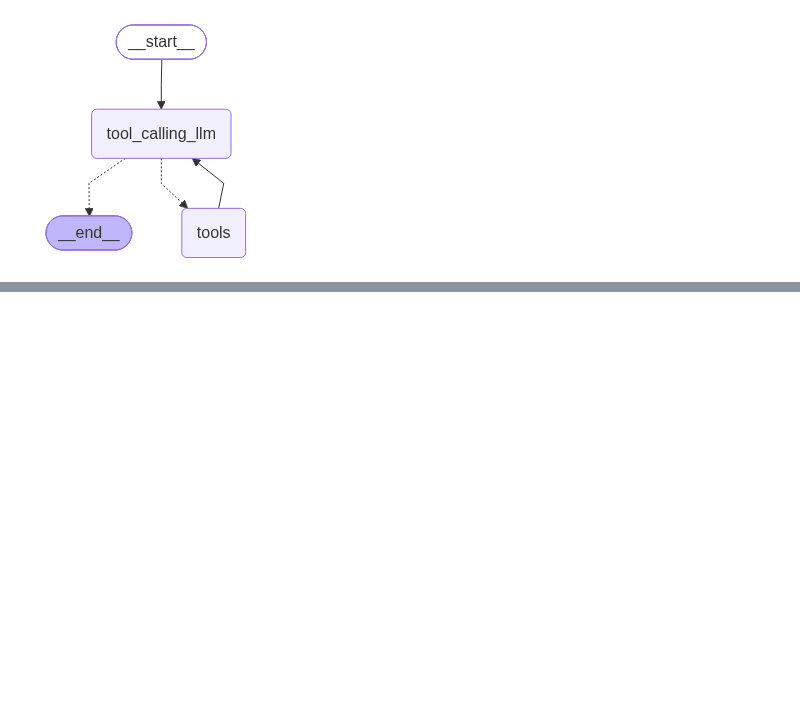
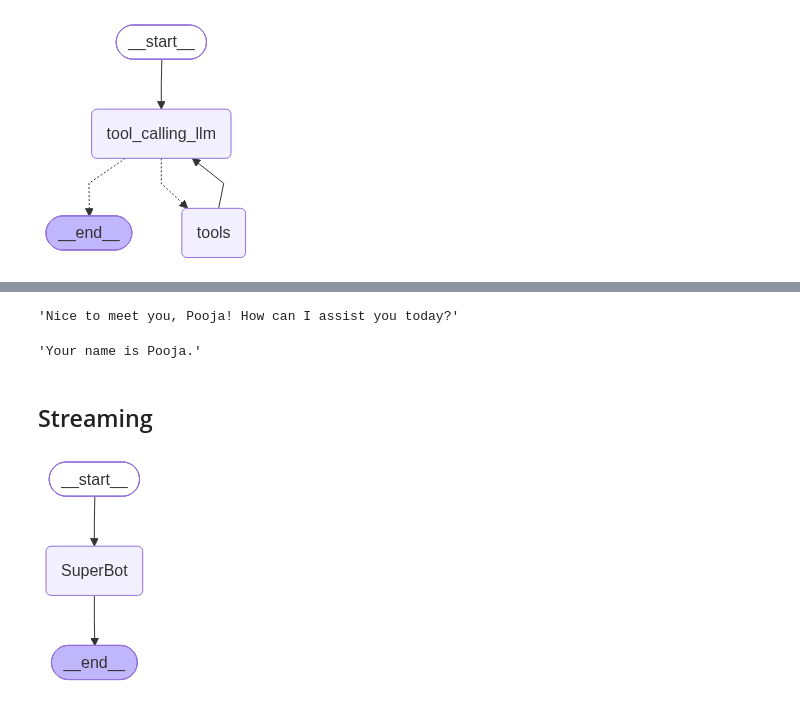
Before and after one commit to Pooja-Veluri/agentic-ai, a Jupyter notebook: 1_basic_chatbot.ipynb, the cells around one changed output, grey strips where cells are left out. Saved outputs shown, nothing was run; the diff lists cells and outputs as text; code cells hidden in the pictures; blank space fills up the shorter version.

Commit message:
streaming

```diff
--- a/1_basic_chatbot.ipynb
+++ b/1_basic_chatbot.ipynb
@@ -186,0 +205,36 @@ These items together paint a picture of rapid, cross‑industry AI integration,
+# %%
+config = {"configurable":{"thread_id":"1"}}
+res = final2_graph.invoke({"messages":"My name is pooja"}, config = config)
+res["messages"][-1].text
+# %% [output]
+'Nice to meet you, Pooja! How can I assist you today?'
+# %%
+res = final2_graph.invoke({"messages":"whats my name?"}, config= config)
+res["messages"][-1].text
+# %% [output]
+'Your name is Pooja.'
+# %% [markdown]
+## Streaming
+# %%
+from langgraph.checkpoint.memory import InMemorySaver
+memory = InMemorySaver()
+# %%
+def superbot(state:State):
+    return{"messages":llm.invoke(state["messages"])}
+# %%
+graph = StateGraph(State)
+graph.add_node("SuperBot",superbot)
+
+graph.add_edge(START,"SuperBot")
+graph.add_edge("SuperBot", END)
+
+graph3 = graph.compile(checkpointer = memory)
+
+from IPython.display import Image, display
+
+try:
+   display(Image(graph3.get_graph().draw_mermaid_png()))
+except Exception:
+    pass
+# %% [output]
+[figure, added]
```
Also changed, not shown: parts of 24 cells of this notebook.
